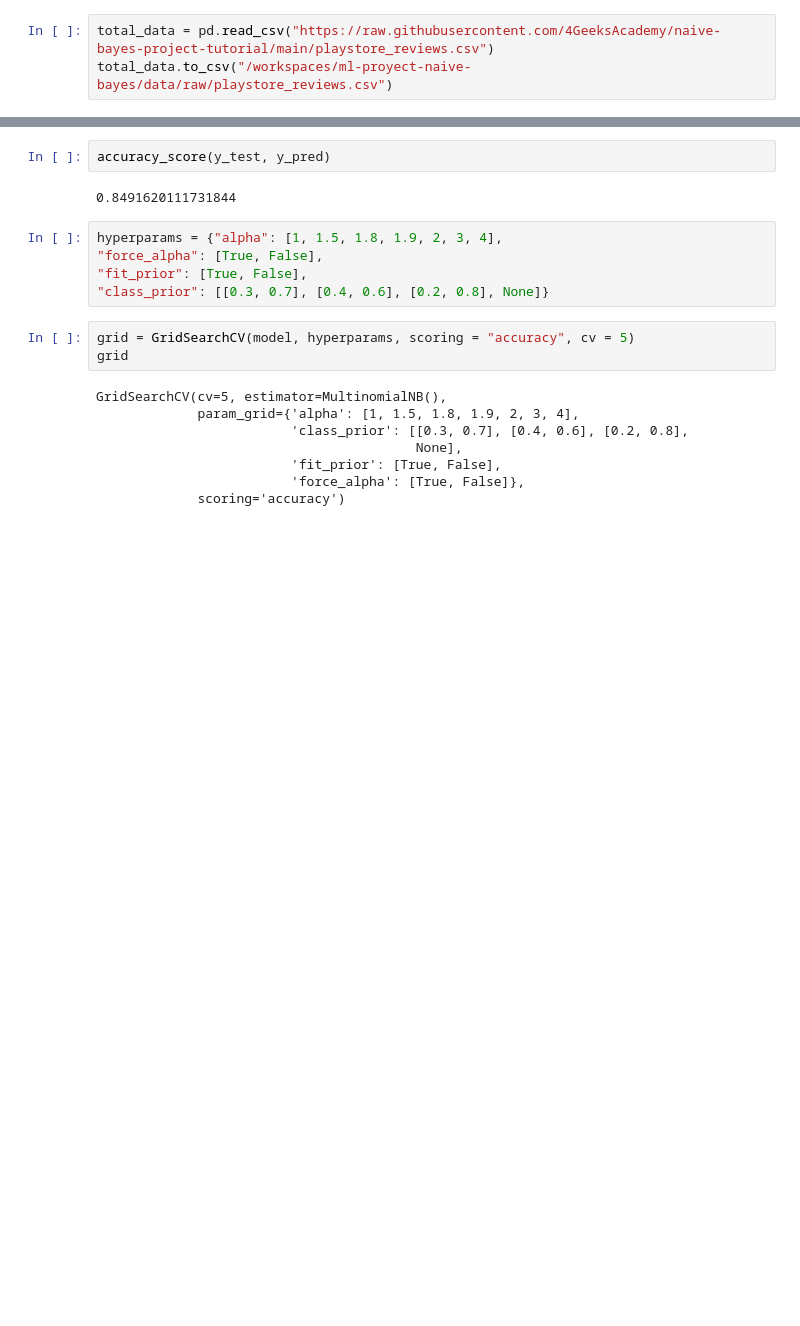
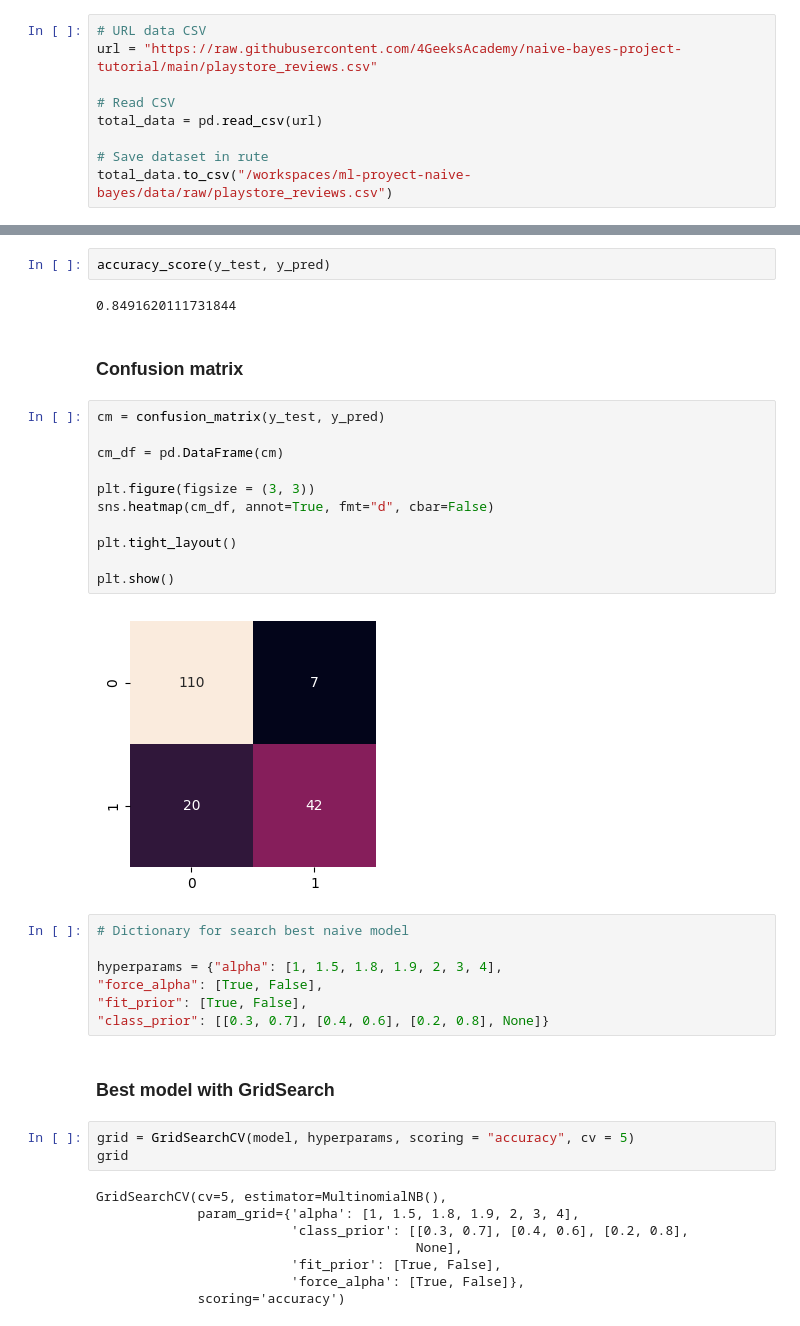
Before and after one commit to LAFG16/ml-proyect-naive-bayes, a Jupyter notebook: src/explore.ipynb, the cells around one changed output, grey strips where cells are left out. Saved outputs shown, nothing was run; the diff lists cells and outputs as text; blank space fills up the shorter version.

```diff
--- a/src/explore.ipynb
+++ b/src/explore.ipynb
@@ -11,5 +18,11 @@ from sklearn.model_selection import ParameterGrid
 # %%
-total_data = pd.read_csv("https://raw.githubusercontent.com/4GeeksAcademy/naive-bayes-project-tutorial/main/playstore_reviews.csv")
+# URL data CSV
+url = "https://raw.githubusercontent.com/4GeeksAcademy/naive-bayes-project-tutorial/main/playstore_reviews.csv"
+
+# Read CSV
+total_data = pd.read_csv(url)
+
+# Save dataset in rute
 total_data.to_csv("/workspaces/ml-proyect-naive-bayes/data/raw/playstore_reviews.csv")
 # %%
 total_data
@@ -154,11 +183,30 @@ array([1, 0, 0, 0, 1, 0, 0, 0, 0, 0, 0, 0, 0, 0, 0, 0, 0, 0, 0, 1, 0, 0,
 accuracy_score(y_test, y_pred)
 # %% [output]
 0.8491620111731844
+# %% [markdown]
+### Confusion matrix
+# %%
+cm = confusion_matrix(y_test, y_pred)
+
+cm_df = pd.DataFrame(cm)
+
+plt.figure(figsize = (3, 3))
+sns.heatmap(cm_df, annot=True, fmt="d", cbar=False)
+
+plt.tight_layout()
+
+plt.show()
+# %% [output]
+[figure, added]
 # %%
+# Dictionary for search best naive model
+
 hyperparams = {"alpha": [1, 1.5, 1.8, 1.9, 2, 3, 4],
 "force_alpha": [True, False],
 "fit_prior": [True, False],
 "class_prior": [[0.3, 0.7], [0.4, 0.6], [0.2, 0.8], None]}
+# %% [markdown]
+### Best model with GridSearch
 # %%
 grid = GridSearchCV(model, hyperparams, scoring = "accuracy", cv = 5)
 grid
```
Also changed, not shown: parts of 30 cells of this notebook, 9 other files.
